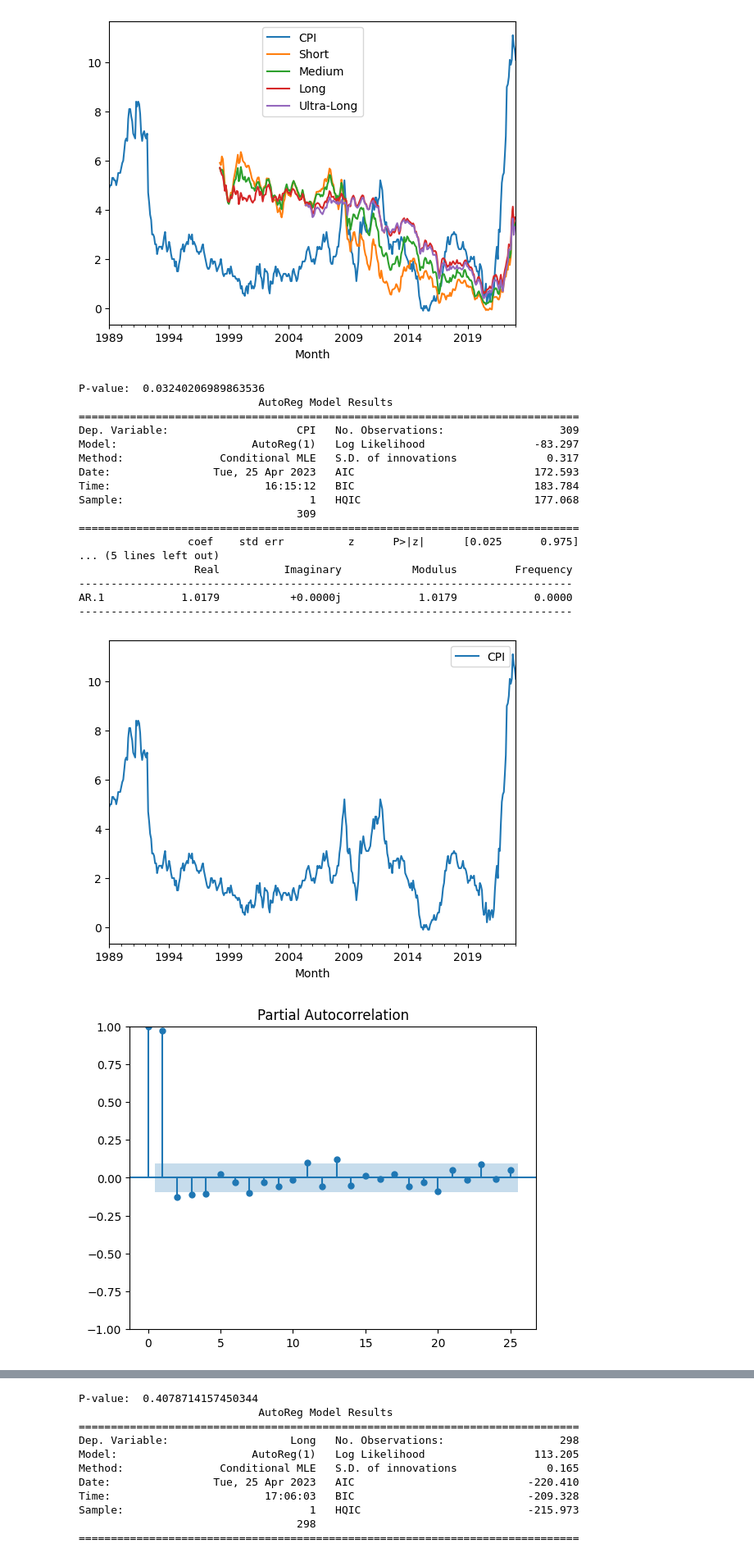
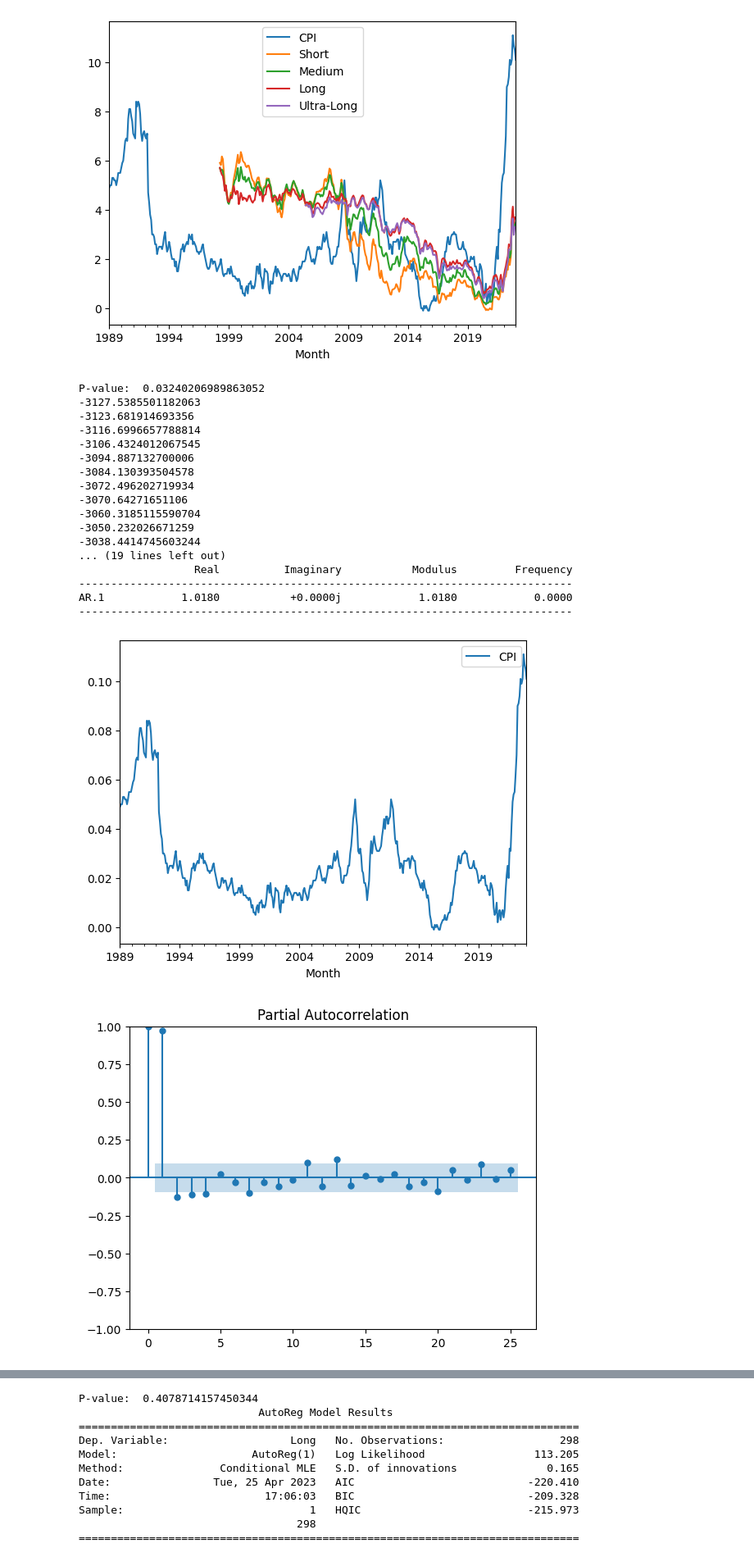
Before and after one commit to sophiebella28/pension_model, a Jupyter notebook: python/calibrate.ipynb, the cells around one changed output, grey strips where cells are left out. Shown: that part at 82% size. Saved outputs shown, nothing was run; the diff lists cells and outputs as text; code cells hidden in the pictures.

```diff
--- a/python/calibrate.ipynb
+++ b/python/calibrate.ipynb
@@ -90,46 +90,55 @@ Ultra-Long -0.875096  0.192167  0.789675  0.925299  0.996954    1.000000
 # %%
 cpi_df = pd.read_csv('../../Data/cpi/cpi_all_1989-2022.csv')
 cpi_df = strip_spaces(cpi_df)
 
 cpi_df['Month'] = pd.to_datetime(cpi_df['Month'], format="%Y %b")
+cpi_df['CPI'] = cpi_df['CPI'] * 0.01
 cpi_df.plot("Month","CPI")
 from statsmodels.tsa.ar_model import AutoReg
 from statsmodels.tsa.stattools import adfuller
 df_stationarityTest = adfuller(cpi_df['CPI'], autolag='AIC')
 print("P-value: ", df_stationarityTest[1])
 from statsmodels.graphics.tsaplots import plot_pacf
 pacf = plot_pacf(cpi_df['CPI'], lags=25)
-
+plt.plot()
 #
 # Create training and test data
 #
-train_data = cpi_df['CPI'][:len(df)-100]
-test_data = cpi_df['CPI'][len(df)-100:]
+train_data = cpi_df['CPI'][:len(df)-50]
+test_data = cpi_df['CPI'][len(df)-50:]
 #
 # Instantiate and fit the AR model with training data
 #
-ar_model = AutoReg(train_data, lags=1).fit()
+smallestAIC = 3000000
+bestModel = AutoReg(train_data, lags=1).fit()
+for i in range(1,15):
+    ar_model = AutoReg(train_data, lags=i).fit()
+    print(ar_model.aic)
+    if ar_model.aic < smallestAIC:
+        smallestAIC = ar_model.aic
+        bestModel = ar_model
+
 #
 # Print Summary
 #
-print(ar_model.summary(0.05))
+print(bestModel.summary(0.05))
 # %% [output]
-P-value:  0.03240206989863536
-                            AutoReg Model Results
-==============================================================================
-Dep. Variable:                    CPI   No. Observations:                  309
-Model:                     AutoReg(1)   Log Likelihood                 -83.297
-Method:               Conditional MLE   S.D. of innovations              0.317
-Date:                Tue, 25 Apr 2023   AIC                            172.593
-Time:                        16:15:12   BIC                            183.784
-Sample:                             1   HQIC                           177.068
-                                  309
-==============================================================================
-                 coef    std err          z      P>|z|      [0.025      0.975]
-... (5 lines left out)
+P-value:  0.03240206989863052
+-3127.5385501182063
+-3123.681914693356
+-3116.6996657788814
+-3106.4324012067545
+-3094.887132700006
+-3084.130393504578
+-3072.496202719934
+-3070.64271651106
+-3060.3185115590704
+-3050.232026671259
+-3038.4414745603244
+... (19 lines left out)
                   Real          Imaginary           Modulus         Frequency
 -----------------------------------------------------------------------------
-AR.1            1.0179           +0.0000j            1.0179            0.0000
+AR.1            1.0180           +0.0000j            1.0180            0.0000
 -----------------------------------------------------------------------------
-[figure, old version]
+[figure, new version]
 [figure]
```
Also changed, not shown: parts of 2 cells of this notebook, 4 other files.
